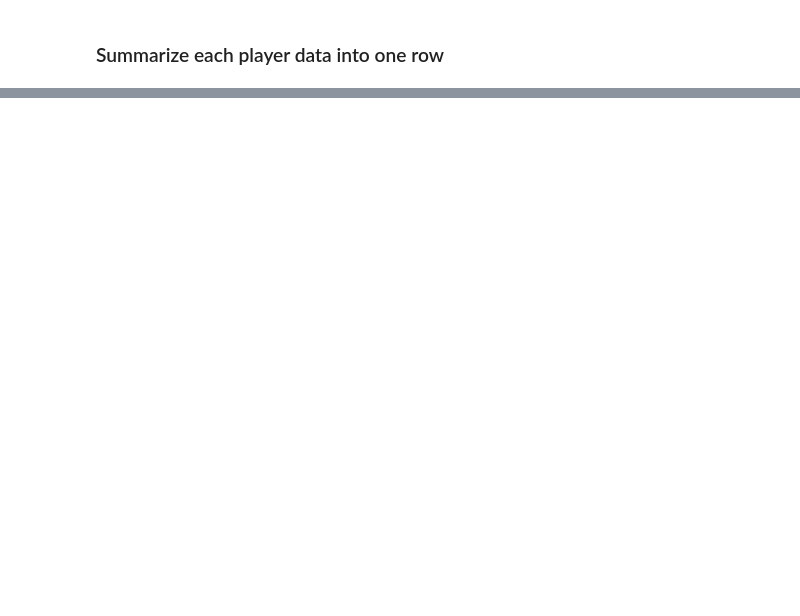
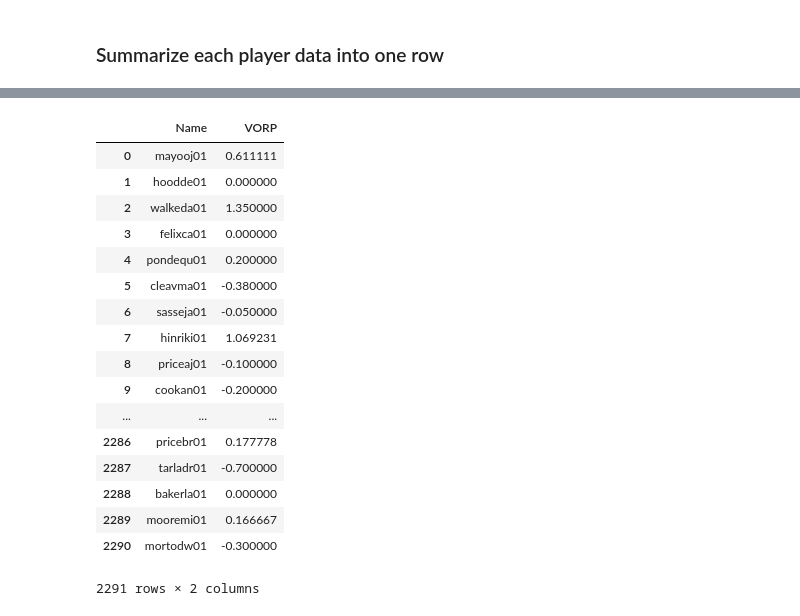
Before and after one commit to nitu0317/Data-X_Project, a Jupyter notebook: scrape_and_clean_college_2248.ipynb, the cells around one changed output, grey strips where cells are left out. Saved outputs shown, nothing was run; the diff lists cells and outputs as text; code cells hidden in the pictures; blank space fills up the shorter version.

```diff
--- a/scrape_and_clean_college_2248.ipynb
+++ b/scrape_and_clean_college_2248.ipynb
@@ -514,0 +600,5 @@ college_average[['Name','G', 'FGA', '3PA', 'FTA', 'ORB', 'TRB.1', 'AST.1', 'STL'
+# %%
+player_VORP_name=[]
+for i in player_VORP_list:
+    name = i.split('\\')[1]
+    player_VORP_name.append(name)
@@ -514,0 +625,2 @@ college_average[['Name','G', 'FGA', '3PA', 'FTA', 'ORB', 'TRB.1', 'AST.1', 'STL'
+# %%
+player_VORP_value=list(player_VORP.values())
@@ -514,0 +651,22 @@ college_average[['Name','G', 'FGA', '3PA', 'FTA', 'ORB', 'TRB.1', 'AST.1', 'STL'
+# %%
+VORP_df =pd.DataFrame({'Name':player_VORP_name, 'VORP':player_VORP_value})
+VORP_df
+# %% [output]
+|  | Name | VORP |
+| 0 | mayooj01 | 0.611111 |
+| 1 | hoodde01 | 0.000000 |
+| 2 | walkeda01 | 1.350000 |
+| 3 | felixca01 | 0.000000 |
+| 4 | pondequ01 | 0.200000 |
+| 5 | cleavma01 | -0.380000 |
+| 6 | sasseja01 | -0.050000 |
+| 7 | hinriki01 | 1.069231 |
+| 8 | priceaj01 | -0.100000 |
+| 9 | cookan01 | -0.200000 |
+| ... | ... | ... |
+| 2286 | pricebr01 | 0.177778 |
+| 2287 | tarladr01 | -0.700000 |
+| 2288 | bakerla01 | 0.000000 |
+| 2289 | mooremi01 | 0.166667 |
+| 2290 | mortodw01 | -0.300000 |
+2291 rows × 2 columns
```
Also changed, not shown: parts of 26 cells of this notebook, 2 other files.
